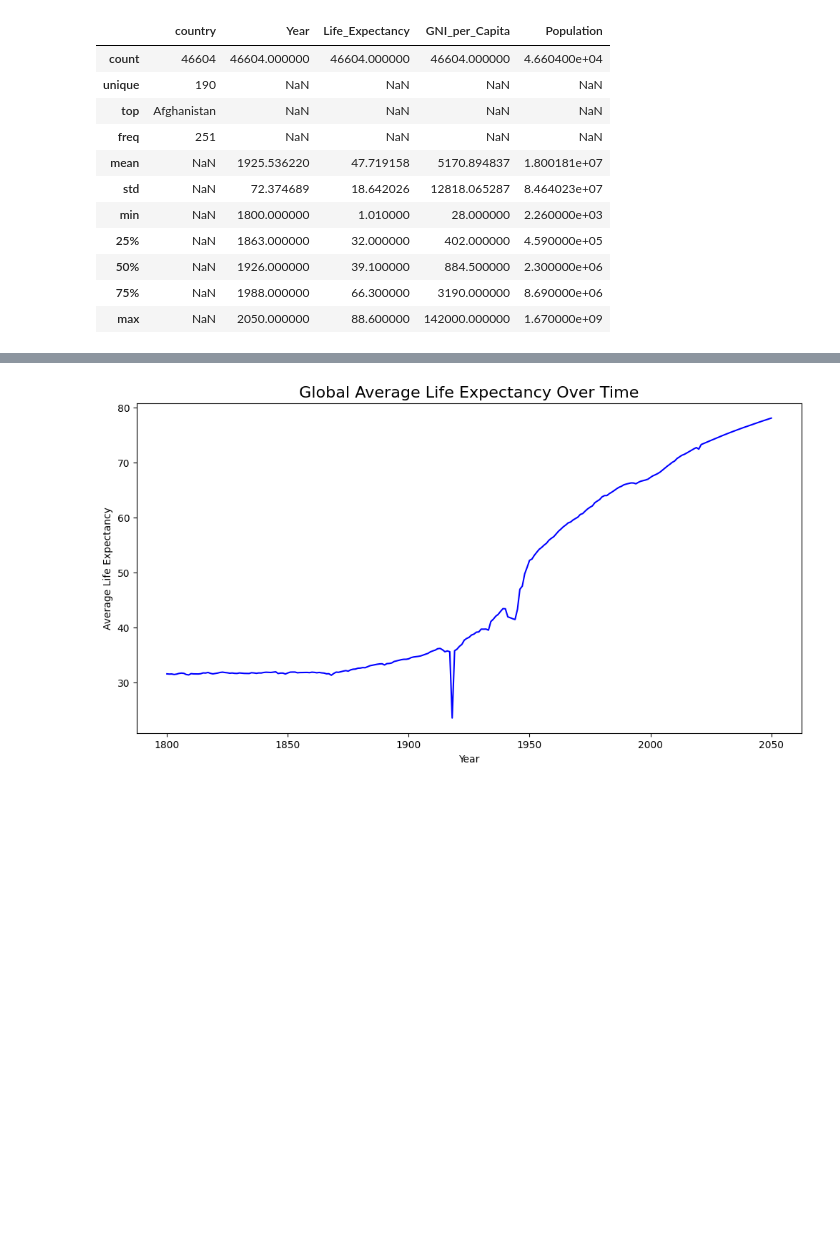
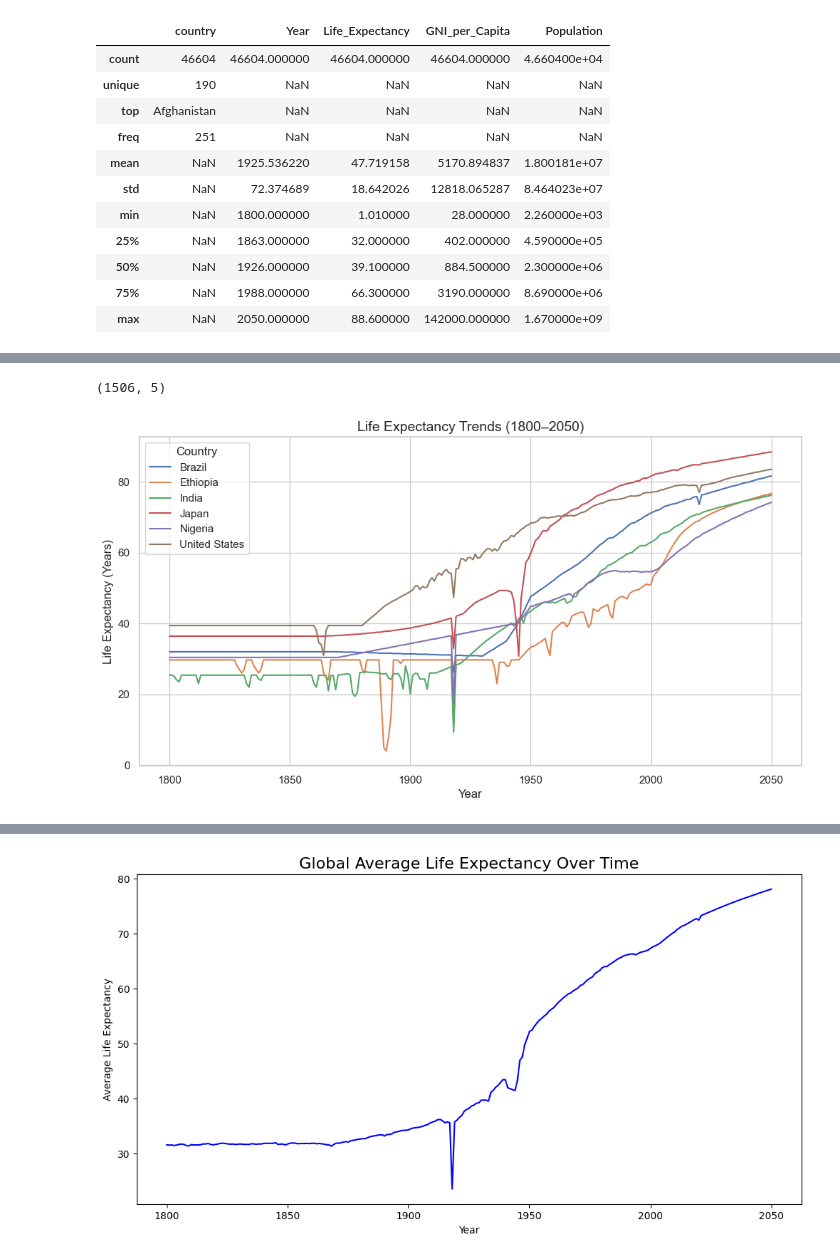
Before and after one commit to Abdullab8/GNI_and_life_expectancy, a Jupyter notebook: eda_template.ipynb, the cells around one changed output, grey strips where cells are left out. Cells and saved outputs as stored; diff of their text form; code cells hidden in the pictures; blank space fills up the shorter version.

```diff
--- a/eda_template.ipynb
+++ b/eda_template.ipynb
@@ -350,0 +390,15 @@ merged_df.describe(include="all")
+# %%
+'''Filtering the merged_df to only 6 countries'''
+# Step 1: Select the 6 representative countries
+selected_countries = ["United States", "Japan", "Brazil", "India", "Nigeria", "Ethiopia"]
+
+# Step 2: Filter the merged_df to only these countries
+filtered_df = merged_df[merged_df["country"].isin(selected_countries)].copy()
+
+# Step 3: Confirm the size and countries
+print("✅ Filtered dataset shape:", filtered_df.shape)
+print("✅ Countries in filtered dataset:", filtered_df["country"].unique())
+print("✅ Years covered:", filtered_df["Year"].min(), "to", filtered_df["Year"].max())
+
+# Step 4: Preview sample rows
+print(filtered_df.head(10))
@@ -350,0 +420,20 @@ merged_df.describe(include="all")
+# %%
+filtered_df.shape
+# %% [output]
+(1506, 5)
+# %%
+# Set style for seaborn
+sns.set_theme(style="whitegrid", palette="deep")
+
+# ==============================
+# 1. Life Expectancy over Time (Line Chart)
+# ==============================
+plt.figure(figsize=(12, 6))
+sns.lineplot(data=filtered_df, x="Year", y="Life_Expectancy", hue="country")
+plt.title("Life Expectancy Trends (1800–2050)", fontsize=14)
+plt.ylabel("Life Expectancy (Years)")
+plt.xlabel("Year")
+plt.legend(title="Country")
+plt.show()
+# %% [output]
+[figure, added]
```
Also changed, not shown: parts of 10 cells of this notebook.
